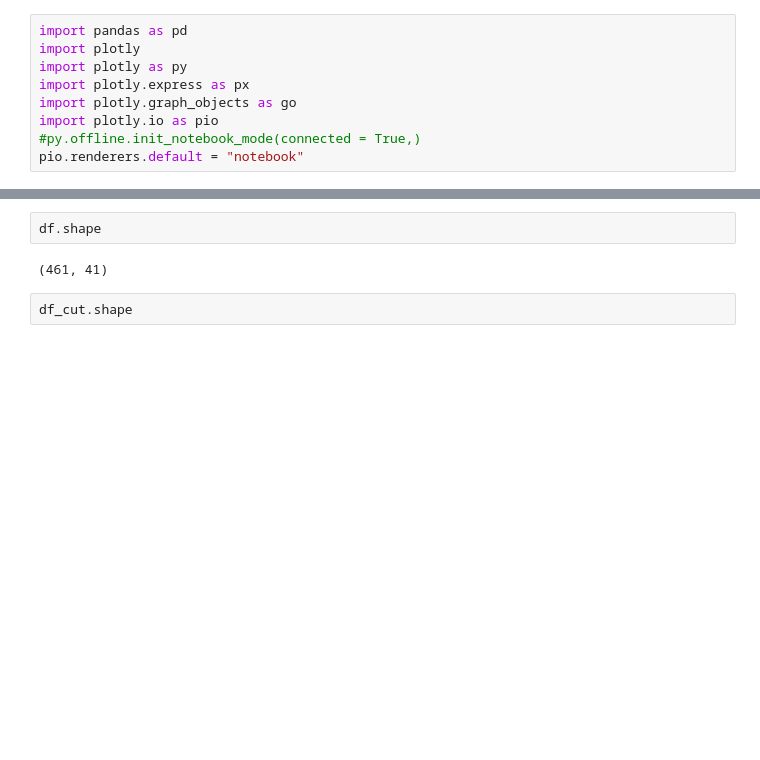
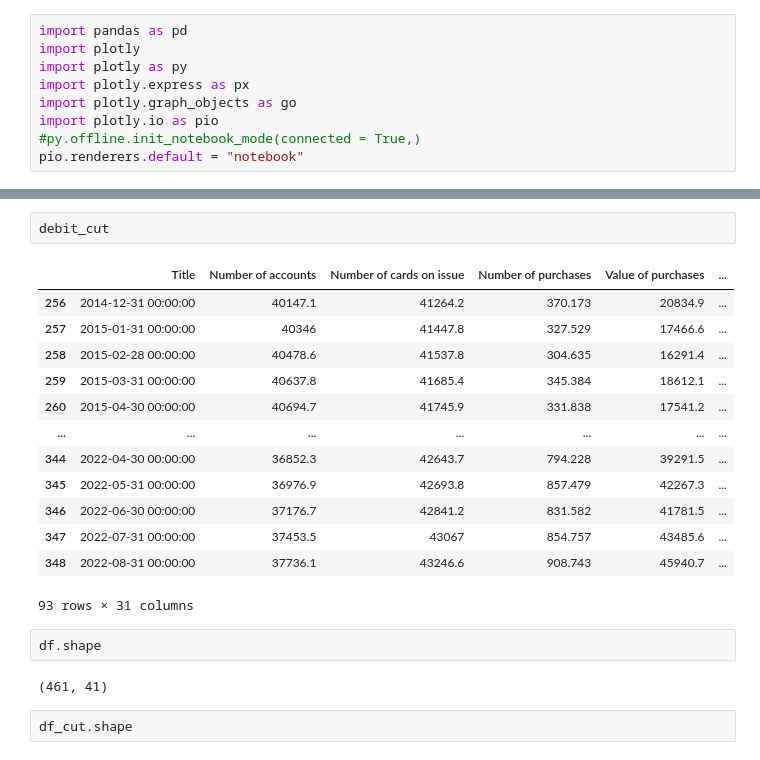
Before and after one commit to kadre-datascience/Apra-Monthly-Deposits, a Jupyter notebook: article.ipynb, the cells around one changed output, grey strips where cells are left out. Saved outputs shown, nothing was run; the diff lists cells and outputs as text; blank space fills up the shorter version.

```diff
--- a/article.ipynb
+++ b/article.ipynb
@@ -21,3 +51,19 @@ pd.options.mode.chained_assignment = None  # default='warn'
+# %%
+debit_cut
+# %% [output]
+|  | Title | Number of accounts | Number of cards on issue | Number of purchases | Value of purchases | ... |
+| 256 | 2014-12-31 00:00:00 | 40147.1 | 41264.2 | 370.173 | 20834.9 | ... |
+| 257 | 2015-01-31 00:00:00 | 40346 | 41447.8 | 327.529 | 17466.6 | ... |
+| 258 | 2015-02-28 00:00:00 | 40478.6 | 41537.8 | 304.635 | 16291.4 | ... |
+| 259 | 2015-03-31 00:00:00 | 40637.8 | 41685.4 | 345.384 | 18612.1 | ... |
+| 260 | 2015-04-30 00:00:00 | 40694.7 | 41745.9 | 331.838 | 17541.2 | ... |
+| ... | ... | ... | ... | ... | ... | ... |
+| 344 | 2022-04-30 00:00:00 | 36852.3 | 42643.7 | 794.228 | 39291.5 | ... |
+| 345 | 2022-05-31 00:00:00 | 36976.9 | 42693.8 | 857.479 | 42267.3 | ... |
+| 346 | 2022-06-30 00:00:00 | 37176.7 | 42841.2 | 831.582 | 41781.5 | ... |
+| 347 | 2022-07-31 00:00:00 | 37453.5 | 43067 | 854.757 | 43485.6 | ... |
+| 348 | 2022-08-31 00:00:00 | 37736.1 | 43246.6 | 908.743 | 45940.7 | ... |
+93 rows × 31 columns
 # %%
 df.shape
 # %% [output]
```
Also changed, not shown: parts of 11 cells of this notebook, 14 other files.
